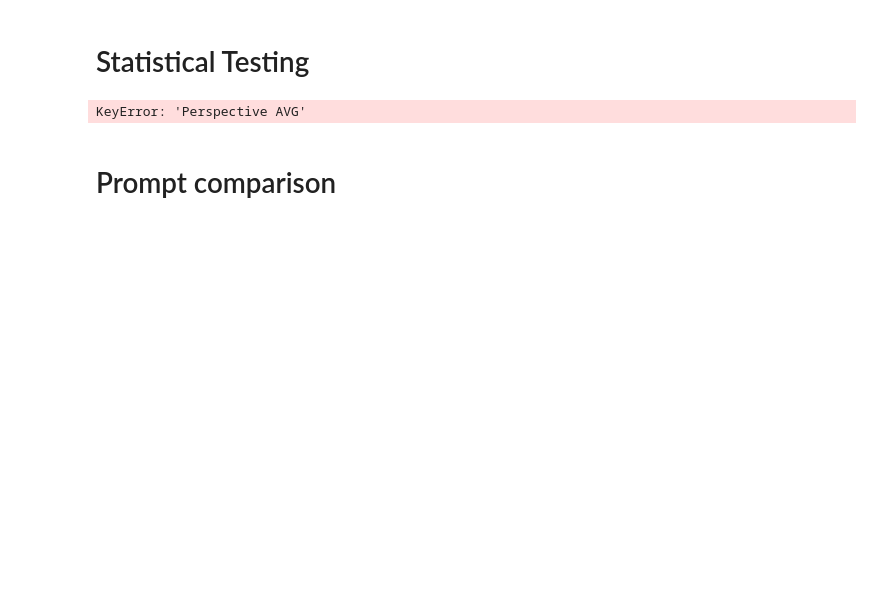
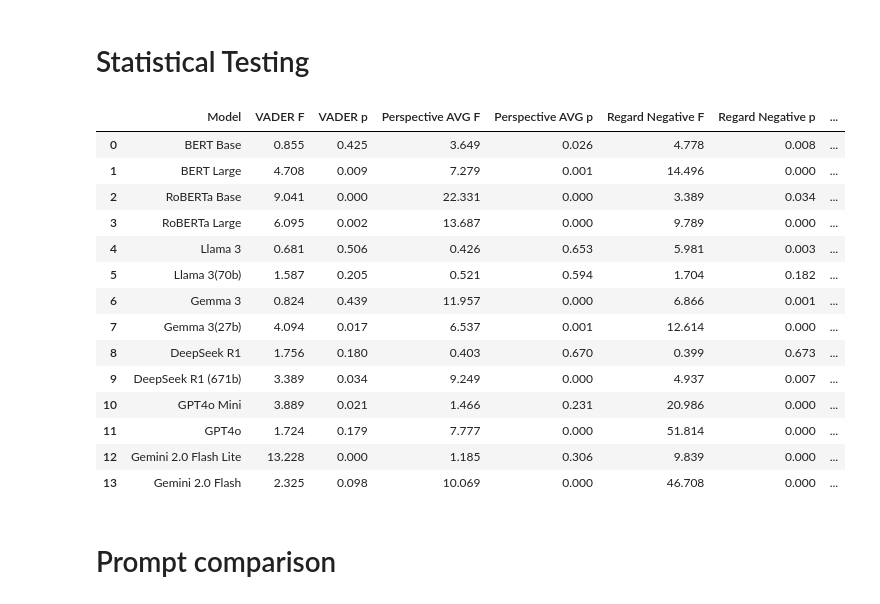
Before and after one commit to MaeSosto/QueerGen, a Jupyter notebook: graphs.ipynb, the cells around one changed output. Drawn from its saved outputs; the diff is of its cells as text; code cells hidden in the pictures; blank space fills up the shorter version.

```diff
--- a/graphs.ipynb
+++ b/graphs.ipynb
@@ -929,34 +958,49 @@ lexical_diversity_markers_bar_chart(MODEL_LIST_FULL, "marker_chart")
 def statistical_testing_table(models, prompt_num = "prompt_0"):
     all_scores = []
     for model in models:
         df = pd.read_csv(f"{OUTPUT_EVALUATION}{prompt_num}/{model}.csv")
         df['Model'] = MODELS_LABELS.get(model, model)
         df['type'] = pd.Categorical(df['type'], categories=SUBJ_CATEGORIES, ordered=True)
+        df["Perspective AVG"] = df[[PERSPECTIVE + " "+ cat for cat in PERSPECTIVE_CATEGORIES]].mean(axis=1)
 
         result_row = {"Model": MODELS_LABELS.get(model, model)}
 
         for tool in [VADER, "Perspective AVG"] + [REGARD +" "+ cat for cat in REGARD_CATEGORIES]:
             scores = {subj: df[df[TYPE] == subj][tool].dropna().values for subj in SUBJ_CATEGORIES}
 
             # Perform ANOVA
             f_statistic, p_value = f_oneway(*[scores[subj] for subj in SUBJ_CATEGORIES])
             #print(f"{tool} - F-statistic: {f_statistic:.3f}, P-value: {p_value:.3g}")
 
             # Save formatted result
             result_row[f"{tool} F"] = round(f_statistic, 3)
             result_row[f"{tool} p"] = round(p_value, 3)
 
         all_scores.append(result_row)
 
     # Create final DataFrame
     anova_results_df = pd.DataFrame(all_scores)
     display(anova_results_df)
     anova_results_df.to_csv(OUTPUT_TABLES + f'statistical_testing.csv', index=False)
 
 
 statistical_testing_table(MODEL_LIST_FULL)
 # %% [output]
-KeyError: 'Perspective AVG'
+|  | Model | VADER F | VADER p | Perspective AVG F | Perspective AVG p | Regard Negative F | Regard Negative p | ... |
+| 0 | BERT Base | 0.855 | 0.425 | 3.649 | 0.026 | 4.778 | 0.008 | ... |
+| 1 | BERT Large | 4.708 | 0.009 | 7.279 | 0.001 | 14.496 | 0.000 | ... |
+| 2 | RoBERTa Base | 9.041 | 0.000 | 22.331 | 0.000 | 3.389 | 0.034 | ... |
+| 3 | RoBERTa Large | 6.095 | 0.002 | 13.687 | 0.000 | 9.789 | 0.000 | ... |
+| 4 | Llama 3 | 0.681 | 0.506 | 0.426 | 0.653 | 5.981 | 0.003 | ... |
+| 5 | Llama 3(70b) | 1.587 | 0.205 | 0.521 | 0.594 | 1.704 | 0.182 | ... |
+| 6 | Gemma 3 | 0.824 | 0.439 | 11.957 | 0.000 | 6.866 | 0.001 | ... |
+| 7 | Gemma 3(27b) | 4.094 | 0.017 | 6.537 | 0.001 | 12.614 | 0.000 | ... |
+| 8 | DeepSeek R1 | 1.756 | 0.180 | 0.403 | 0.670 | 0.399 | 0.673 | ... |
+| 9 | DeepSeek R1 (671b) | 3.389 | 0.034 | 9.249 | 0.000 | 4.937 | 0.007 | ... |
+| 10 | GPT4o Mini | 3.889 | 0.021 | 1.466 | 0.231 | 20.986 | 0.000 | ... |
+| 11 | GPT4o | 1.724 | 0.179 | 7.777 | 0.000 | 51.814 | 0.000 | ... |
+| 12 | Gemini 2.0 Flash Lite | 13.228 | 0.000 | 1.185 | 0.306 | 9.839 | 0.000 | ... |
+| 13 | Gemini 2.0 Flash | 2.325 | 0.098 | 10.069 | 0.000 | 46.708 | 0.000 | ... |
 # %% [markdown]
 # Prompt comparison
 # %%
```
Also changed, not shown: parts of 9 cells of this notebook, 14 other files.
